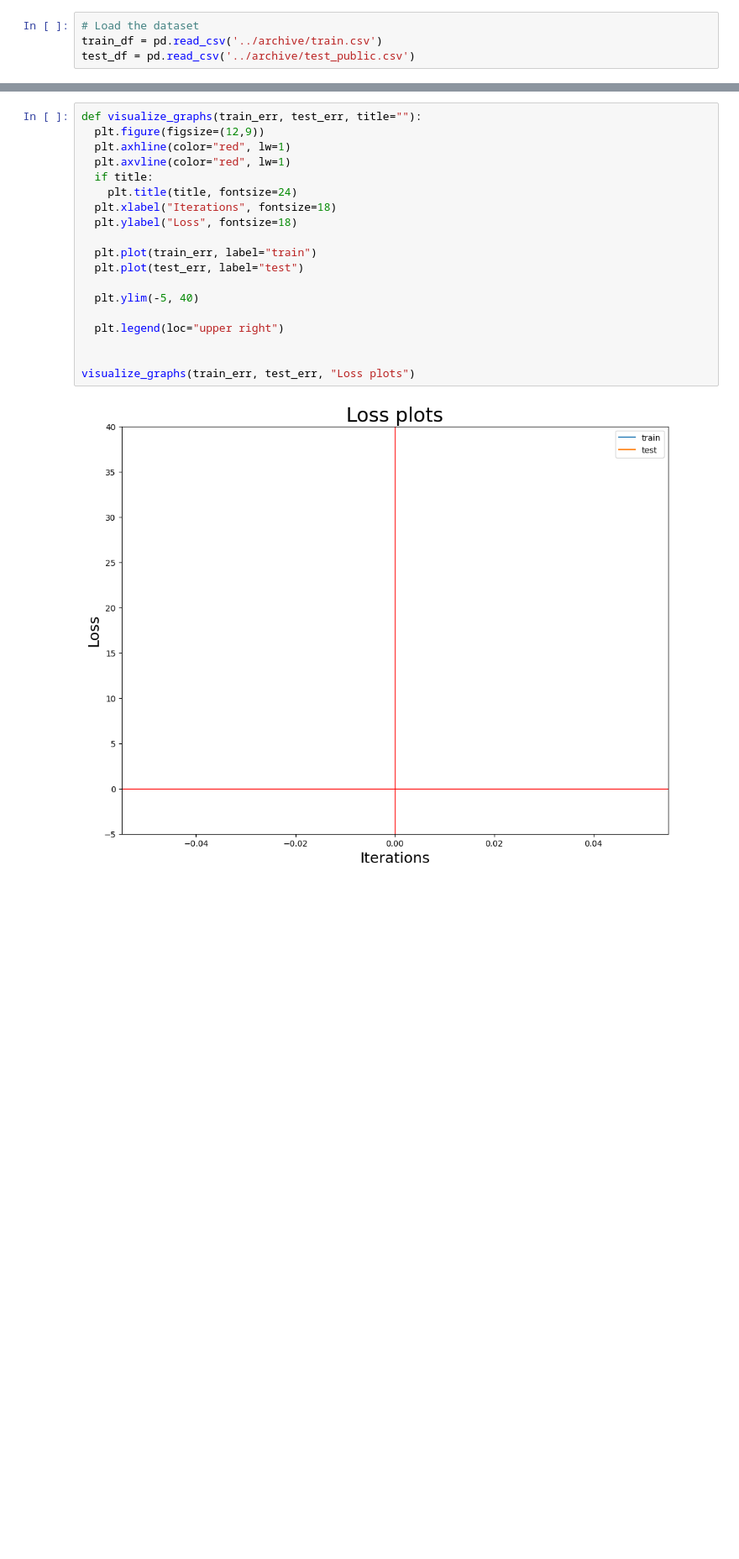
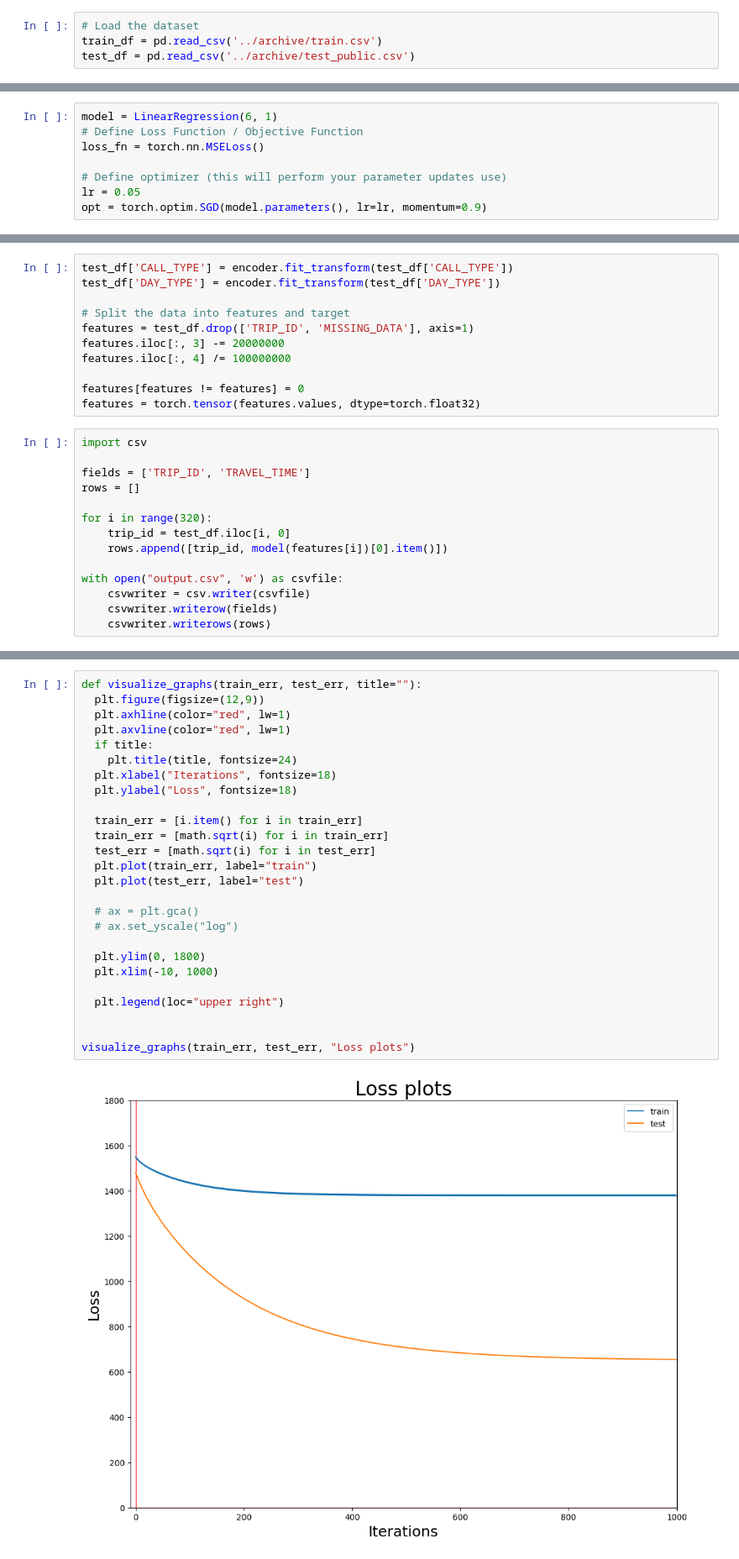
Before and after one commit to shishir03/kaggle-comp, a Jupyter notebook: old/regression.ipynb, the cells around one changed output, grey strips where cells are left out. Shown at 84% size. Saved outputs shown, nothing was run; the diff lists cells and outputs as text; blank space fills up the shorter version.

```diff
--- a/old/regression.ipynb
+++ b/old/regression.ipynb
@@ -122,0 +97,8 @@ opt = torch.optim.SGD(model.parameters(), lr=lr, momentum=0.9)
+# %%
+model = LinearRegression(6, 1)
+# Define Loss Function / Objective Function
+loss_fn = torch.nn.MSELoss()
+
+# Define optimizer (this will perform your parameter updates use)
+lr = 0.05
+opt = torch.optim.SGD(model.parameters(), lr=lr, momentum=0.9)
@@ -185,0 +170,25 @@ with torch.no_grad():
+# %%
+test_df['CALL_TYPE'] = encoder.fit_transform(test_df['CALL_TYPE'])
+test_df['DAY_TYPE'] = encoder.fit_transform(test_df['DAY_TYPE'])
+
+# Split the data into features and target
+features = test_df.drop(['TRIP_ID', 'MISSING_DATA'], axis=1)
+features.iloc[:, 3] -= 20000000
+features.iloc[:, 4] /= 100000000
+
+features[features != features] = 0
+features = torch.tensor(features.values, dtype=torch.float32)
+# %%
+import csv
+
+fields = ['TRIP_ID', 'TRAVEL_TIME']
+rows = []
+
+for i in range(320):
+    trip_id = test_df.iloc[i, 0]
+    rows.append([trip_id, model(features[i])[0].item()])
+
+with open("output.csv", 'w') as csvfile:
+    csvwriter = csv.writer(csvfile)
+    csvwriter.writerow(fields)
+    csvwriter.writerows(rows)
@@ -186,21 +197,28 @@ with torch.no_grad():
 # %%
 def visualize_graphs(train_err, test_err, title=""):
   plt.figure(figsize=(12,9))
   plt.axhline(color="red", lw=1)
   plt.axvline(color="red", lw=1)
   if title:
     plt.title(title, fontsize=24)
   plt.xlabel("Iterations", fontsize=18)
   plt.ylabel("Loss", fontsize=18)
 
+  train_err = [i.item() for i in train_err]
+  train_err = [math.sqrt(i) for i in train_err]
+  test_err = [math.sqrt(i) for i in test_err]
   plt.plot(train_err, label="train")
   plt.plot(test_err, label="test")
 
-  plt.ylim(-5, 40)
+  # ax = plt.gca()
+  # ax.set_yscale("log")
+
+  plt.ylim(0, 1800)
+  plt.xlim(-10, 1000)
 
   plt.legend(loc="upper right")
 
 
 visualize_graphs(train_err, test_err, "Loss plots")
 # %% [output]
-[figure, old version]
+[figure, new version]
```
Also changed, not shown: parts of 12 cells of this notebook, 2 other files.
